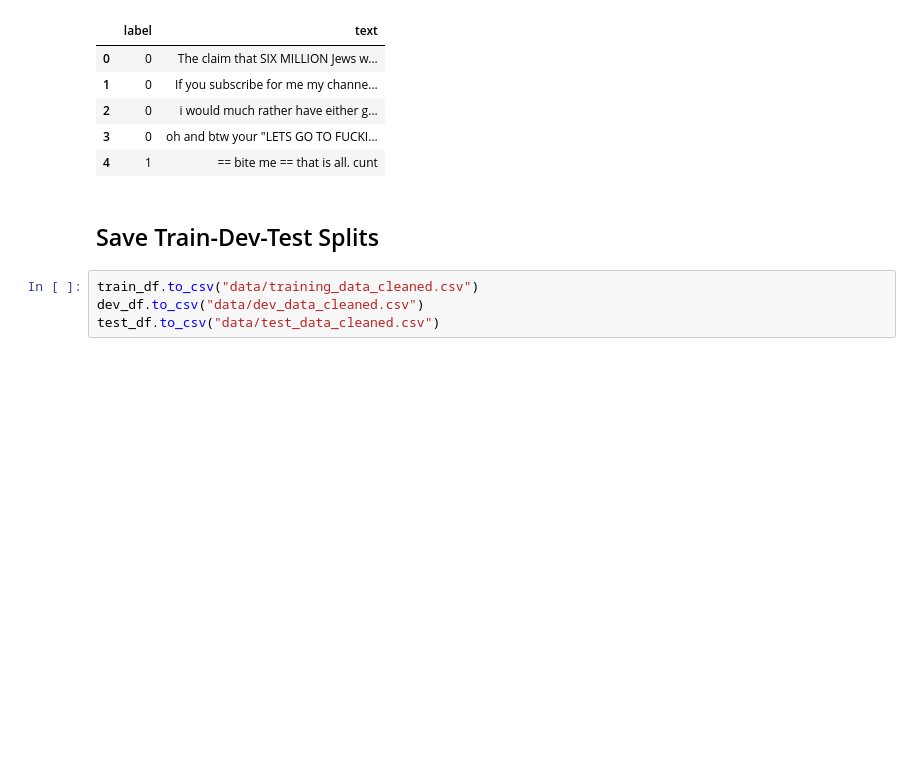
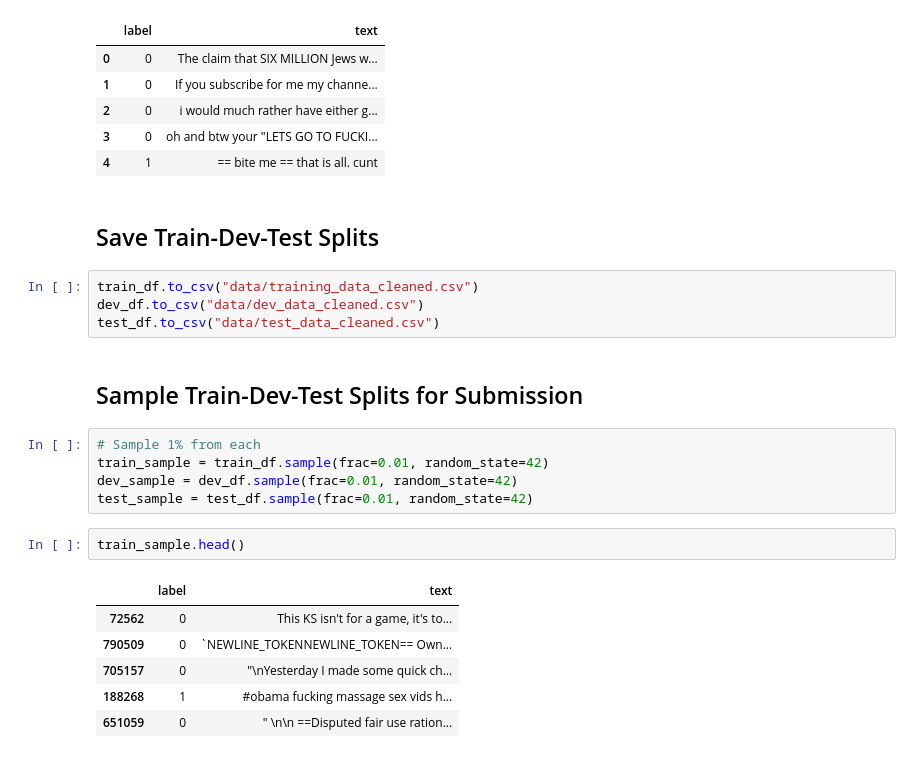
Before and after one commit to Ravi-Raghavan/CIS-5300-Final-Project, a Jupyter notebook: EDA.ipynb, the cells around one changed output. Saved outputs shown, nothing was run; the diff lists cells and outputs as text; blank space fills up the shorter version.

```diff
--- a/EDA.ipynb
+++ b/EDA.ipynb
@@ -121,3 +121,19 @@ test_df.head()
 train_df.to_csv("data/training_data_cleaned.csv")
 dev_df.to_csv("data/dev_data_cleaned.csv")
 test_df.to_csv("data/test_data_cleaned.csv")
+# %% [markdown]
+## Sample Train-Dev-Test Splits for Submission
+# %%
+# Sample 1% from each
+train_sample = train_df.sample(frac=0.01, random_state=42)
+dev_sample = dev_df.sample(frac=0.01, random_state=42)
+test_sample = test_df.sample(frac=0.01, random_state=42)
+# %%
+train_sample.head()
+# %% [output]
+|  | label | text |
+| 72562 | 0 | This KS isn't for a game, it's to... |
+| 790509 | 0 | `NEWLINE_TOKENNEWLINE_TOKEN== Own... |
+| 705157 | 0 | "\nYesterday I made some quick ch... |
+| 188268 | 1 | #obama fucking massage sex vids h... |
+| 651059 | 0 | " \n\n ==Disputed fair use ration... |
```
Also changed, not shown: parts of 4 cells of this notebook, 4 other files.
